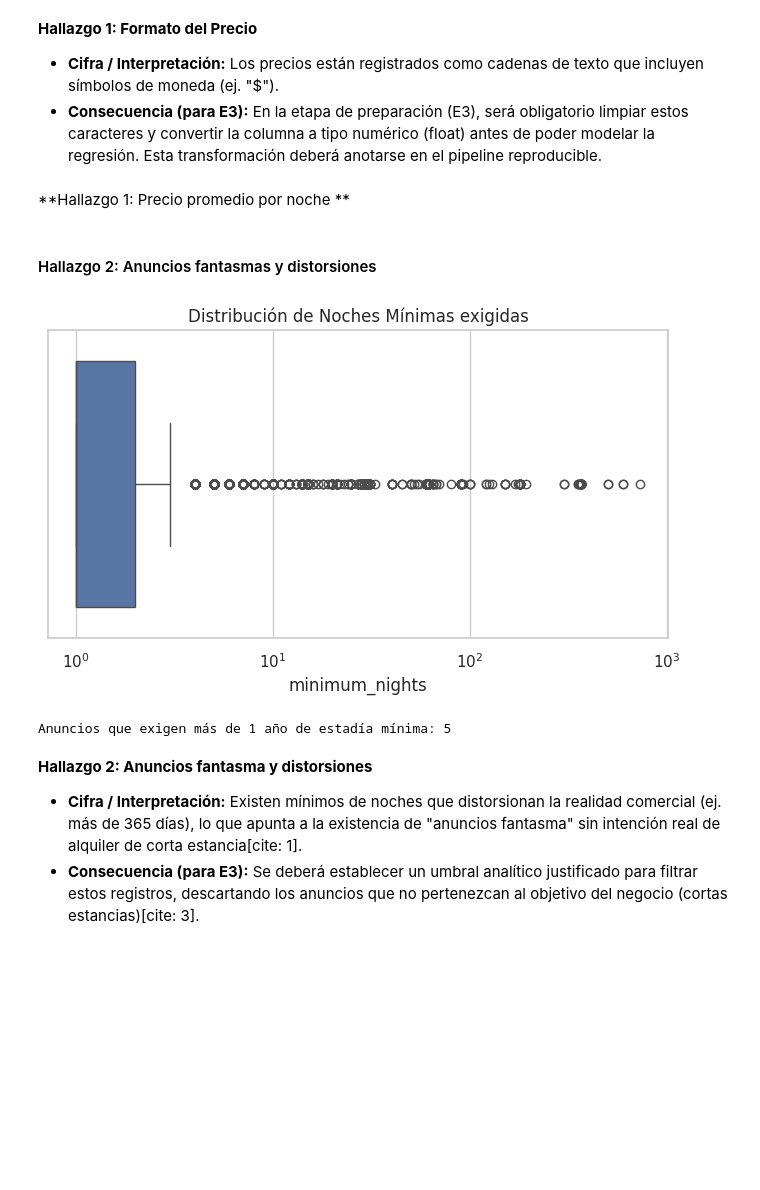
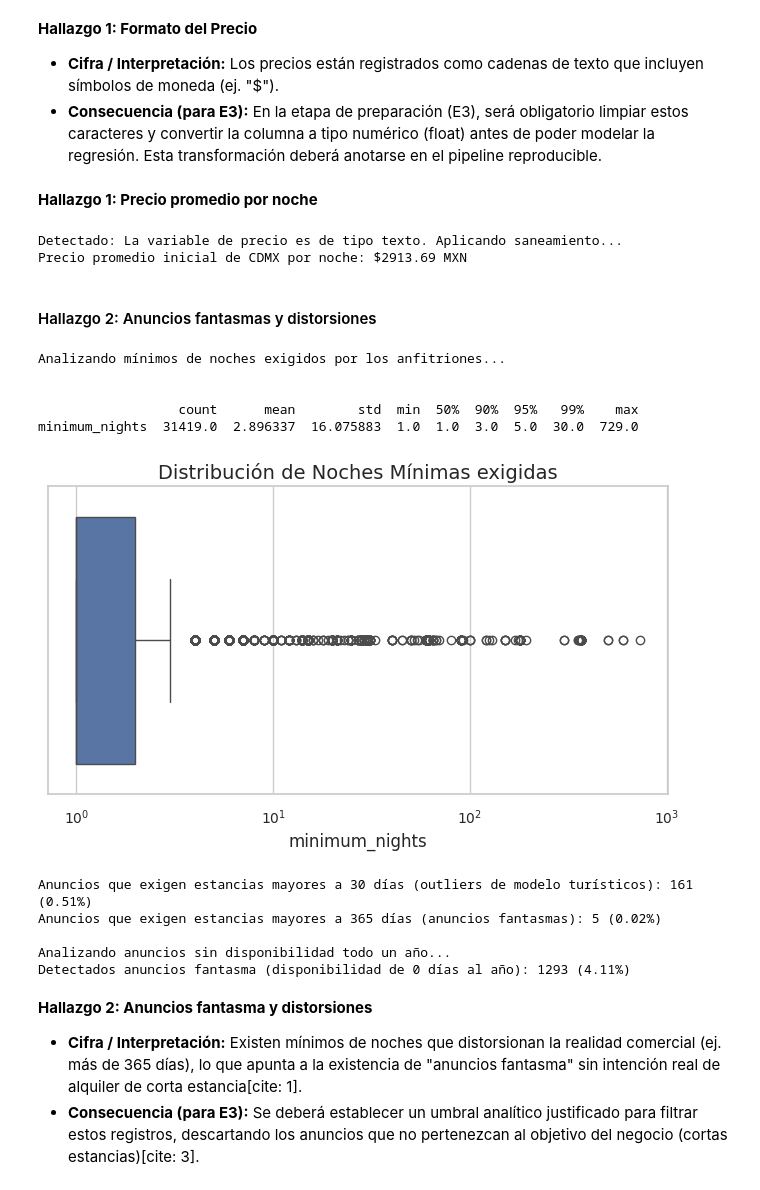
Before and after one commit to josenomberto/UTEC-CDIAV3-MCD8015, a Jupyter notebook: src/01_eda.ipynb, the cells around one changed output. Cells and saved outputs as stored; diff of their text form; code cells hidden in the pictures; blank space fills up the shorter version.

```diff
--- a/src/01_eda.ipynb
+++ b/src/01_eda.ipynb
@@ -134,52 +144,74 @@ if 'price' in df_calendar.columns:
 * **Cifra / Interpretación:** Los precios están registrados como cadenas de texto que incluyen símbolos de moneda (ej. "$").
 * **Consecuencia (para E3):** En la etapa de preparación (E3), será obligatorio limpiar estos caracteres y convertir la columna a tipo numérico (float) antes de poder modelar la regresión. Esta transformación deberá anotarse en el pipeline reproducible.
 # %% [markdown]
-**Hallazgo 1: Precio promedio por noche **
+**Hallazgo 1: Precio promedio por noche**
 # %%
-    # Limpieza de variable 'price'
-    if df_listings['price'].dtype == 'object':
-        print("Detectado: La variable de precio es de tipo texto")
-        df_listings['price_cleaned'] = (
-            df_listings['price']
-            .str.replace('$', '', regex=False)
-            .str.replace(',', '', regex=False)
-            .astype(float)
-        )
-    else:
-        df_listings['price_cleaned'] = df_listings['price'].astype(float)
+# Si la variable 'price' llega como texto (ej. "$1,500.00"), la limpiamos
+if df_listings['price'].dtype == 'object':
+    print("Detectado: La variable de precio es de tipo texto. Aplicando saneamiento...")
+    df_listings['price_cleaned'] = (
+    df_listings['price']
+        .str.replace('$', '', regex=False)
+        .str.replace(',', '', regex=False)
+        .astype(float)
+    )
+else:
+    df_listings['price_cleaned'] = df_listings['price'].astype(float)
 
-    print(f"Precio promedio inicial de CDMX por noche: ${df_listings['price_cleaned'].mean():.2f} MXN")
+print(f"Precio promedio inicial de CDMX por noche: ${df_listings['price_cleaned'].mean():.2f} MXN")
+# %% [output]
+Detectado: La variable de precio es de tipo texto. Aplicando saneamiento...
+Precio promedio inicial de CDMX por noche: $2913.69 MXN
 # %% [markdown]
 #### Hallazgo 2: Anuncios fantasmas y distorsiones
 # %%
 # Exploramos la disponibilidad y las restricciones de noches mínimas
 
 print("\nAnalizando mínimos de noches exigidos por los anfitriones...")
-
+print("\n")
 if 'minimum_nights' in df_listings.columns:
 
     # Descripción estadistica de columnna "minimum_nights"
     nights_stats = df_listings['minimum_nights'].describe(percentiles=[0.5, 0.9, 0.95, 0.99])
     print(nights_stats.to_frame().T)
+    print("\n")
 
     # Gráfico de distribución de "minimum_nights"
     plt.figure(figsize=(8, 4))
     sns.boxplot(x=df_listings['minimum_nights'])
     plt.title("Distribución de Noches Mínimas exigidas")
     plt.xscale('log') # Escala logarítmica por posibles valores extremos
     plt.show()
 
 
     # Identificación de anuncios con estadia mínima > 30 días (outliers)
-    extreme_min_nights = df_listings[df_listings['minimum_nights'] > 30].shape
-    print(f"Anuncios que exigen estancias mayores a 30 días (outliers de modelo turísticos): {extreme_min_nights} ({extreme_min_nights/len(df_listings)*100:.2f}%)")
+    month_min_nights = df_listings[df_listings['minimum_nights'] > 30]
+    print(f"Anuncios que exigen estancias mayores a 30 días (outliers de modelo turísticos): {len(month_min_nights)} ({len(month_min_nights)/len(df_listings)*100:.2f}%)")
 
     # Identificación de anuncios con estadia mínima > 365 días (fantasmas)
-    anuncios_fantasma = df_listings[df_listings['minimum_nights'] > 365]
-    print(f"Anuncios que exigen estancias mayores a 365 días (anuncios fantasmas): {len(anuncios_fantasma)}")
+    year_min_nights = df_listings[df_listings['minimum_nights'] > 365]
+    print(f"Anuncios que exigen estancias mayores a 365 días (anuncios fantasmas): {len(year_min_nights)} ({len(year_min_nights)/len(df_listings)*100:.2f}%)")
+
+
+print("\nAnalizando anuncios sin disponibilidad todo un año...")
+
+if 'availability_365' in df_listings.columns:
+
+    # Anuncios sin disponibilidad alguna en todo el año (disponibilidad_365 == 0)
+    phantom_listings = df_listings[df_listings['availability_365'] == 0]
+    print(f"Detectados anuncios fantasma (disponibilidad de 0 días al año): {len(phantom_listings)} ({len(phantom_listings)/len(df_listings)*100:.2f}%)")
 # %% [output]
+Analizando mínimos de noches exigidos por los anfitriones...
+
+
+                  count      mean        std  min  50%  90%  95%   99%    max
+minimum_nights  31419.0  2.896337  16.075883  1.0  1.0  3.0  5.0  30.0  729.0
-[figure, old version]
+[figure, new version]
-Anuncios que exigen más de 1 año de estadía mínima: 5
+Anuncios que exigen estancias mayores a 30 días (outliers de modelo turísticos): 161 (0.51%)
+Anuncios que exigen estancias mayores a 365 días (anuncios fantasmas): 5 (0.02%)
+
+Analizando anuncios sin disponibilidad todo un año...
+Detectados anuncios fantasma (disponibilidad de 0 días al año): 1293 (4.11%)
 # %% [markdown]
 **Hallazgo 2: Anuncios fantasma y distorsiones**
 * **Cifra / Interpretación:** Existen mínimos de noches que distorsionan la realidad comercial (ej. más de 365 días), lo que apunta a la existencia de "anuncios fantasma" sin intención real de alquiler de corta estancia[cite: 1].
```
Also changed, not shown: parts of 6 cells of this notebook.
